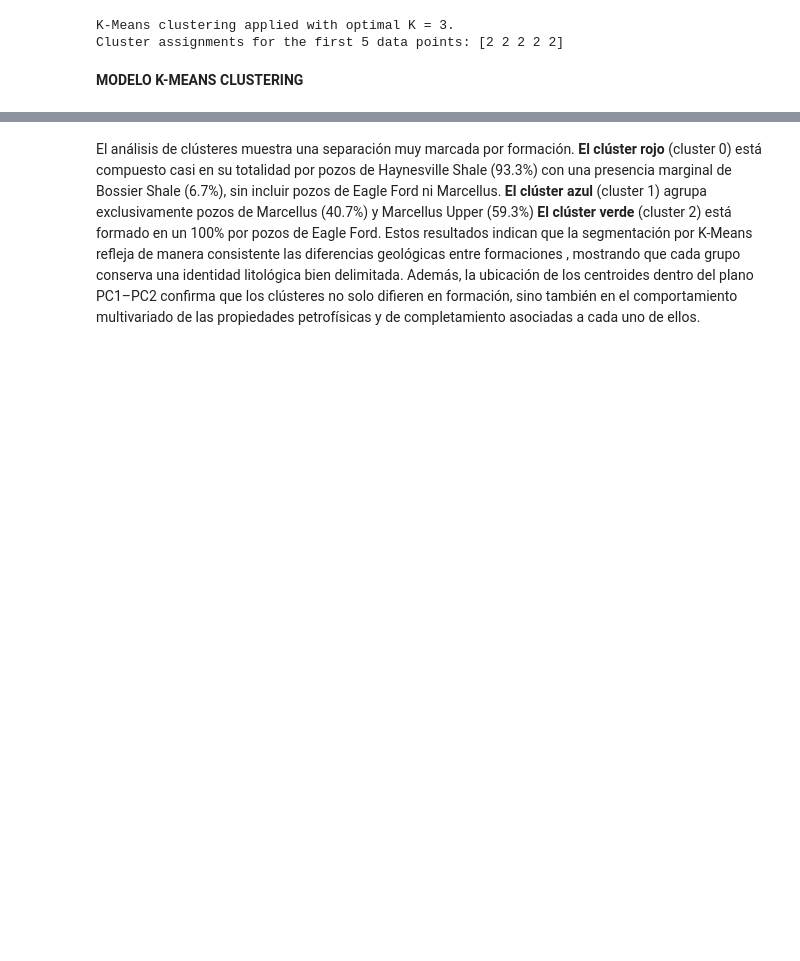
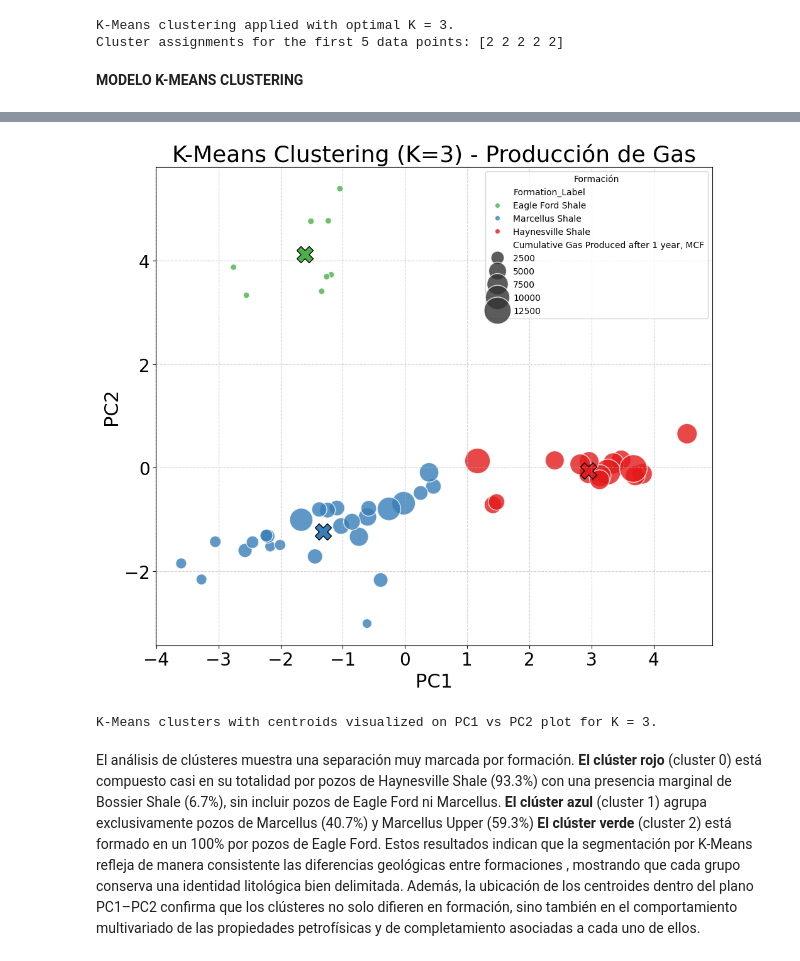
Before and after one commit to Bell-12/Proyecto_de_Grado, a Jupyter notebook: 2. Notebooks/Modelado.ipynb, the cells around one changed output, grey strips where cells are left out. Saved outputs shown, nothing was run; the diff lists cells and outputs as text; code cells hidden in the pictures; blank space fills up the shorter version.

```diff
--- a/2. Notebooks/Modelado.ipynb
+++ b/2. Notebooks/Modelado.ipynb
@@ -321,3 +299,79 @@ K-Means clusters with centroids visualized on PC1 vs PC2 plot for K = 3.
+# %%
+# Grafico de K Means por centroides
+
+# Define a custom color palette for consistency based on Set1 colors
+set1_colors = sns.color_palette("Set1", 3)
+custom_palette = {
+    'Haynesville Shale': set1_colors[0],  # Red for Cluster 0
+    'Marcellus Shale': set1_colors[1],    # Blue for Cluster 1
+    'Eagle Ford Shale': set1_colors[2]    # Green for Cluster 2
+}
+
+# Create a DataFrame for PCA results with cluster assignments
+pca_df_clusters = pd.DataFrame(data=X_pca, columns=[f'PC{i+1}' for i in range(X_pca.shape[1])])
+pca_df_clusters['Cluster'] = clusters
+
+# Map cluster numbers to formation names (as defined previously)
+cluster_to_formation = {
+    0: 'Haynesville Shale',
+    1: 'Marcellus Shale',
+    2: 'Eagle Ford Shale'
+}
+pca_df_clusters['Formation_Label'] = pca_df_clusters['Cluster'].map(cluster_to_formation)
+
+# Add the target variable to the pca_df_clusters DataFrame for analysis
+pca_df_clusters['Cumulative Gas Produced after 1 year, MCF'] = df['Cumulative Gas Produced after 1 year, MCF']
+
+# Get cluster centroids
+centroids = kmeans_final.cluster_centers_
+
+plt.figure(figsize=(10, 9))
+sns.scatterplot(
+    x='PC1',
+    y='PC2',
+    hue='Formation_Label', # Use the new formation label for hue
+    size='Cumulative Gas Produced after 1 year, MCF', # Vary size by production (no log scaling)
+    sizes=(50, 1000), # Define the range of sizes
+    data=pca_df_clusters,
+    palette=custom_palette, # Apply the custom palette
+    alpha=0.8,
+    edgecolor='w',
+    linewidth=1 # Added linewidth for better visibility of edges
+)
+
+# Plot only centroids, without labels
+for cluster_id, centroid in enumerate(centroids):
+    formation_name = cluster_to_formation[cluster_id]
+    color = custom_palette[formation_name]
+
+    # Plot the centroid marker
+    plt.scatter(
+        centroid[0],
+        centroid[1],
+        marker='X',
+        s=350, # Size of the centroid marker
+        color=color, # Use the corresponding color for the centroid
+        edgecolor='black',
+        linewidth=1 # Added linewidth for centroid marker
+    )
+
+plt.title(f'K-Means Clustering (K={optimal_k}) - Producción de Gas', fontsize=26)
+plt.xlabel('PC1', fontsize=22)
+plt.ylabel('PC2', fontsize=22)
+plt.legend(title='Formación', loc='upper right') # Update legend title
+plt.grid(True, linestyle='--', alpha=0.6)
+
+# Aumentar el tamaño de los números de los ejes X y Y
+plt.tick_params(axis='x', labelsize=20)
+plt.tick_params(axis='y', labelsize=20)
+
+plt.tight_layout()
+plt.show()
+
+print(f"K-Means clusters with centroids visualized on PC1 vs PC2 plot for K = {optimal_k}.")
+# %% [output]
+[figure, added]
+K-Means clusters with centroids visualized on PC1 vs PC2 plot for K = 3.
 # %% [markdown]
 El análisis de clústeres muestra una separación muy marcada por formación.
 **El clúster rojo** (cluster 0) está compuesto casi en su totalidad por pozos de Haynesville Shale (93.3%) con una presencia marginal de Bossier Shale (6.7%), sin incluir pozos de Eagle Ford ni Marcellus.
```
Also changed, not shown: parts of 37 cells of this notebook.
